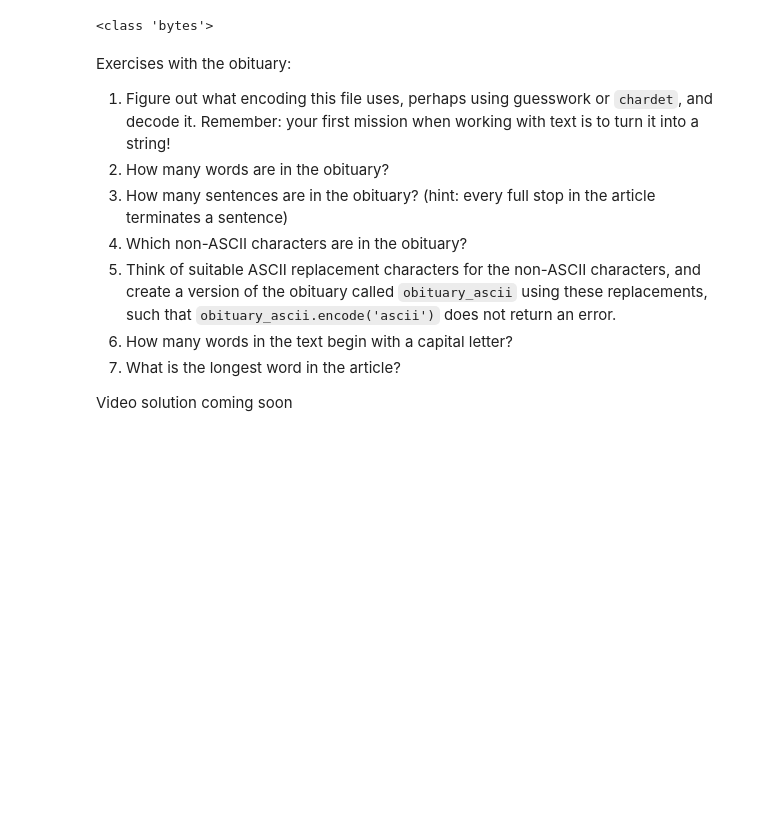
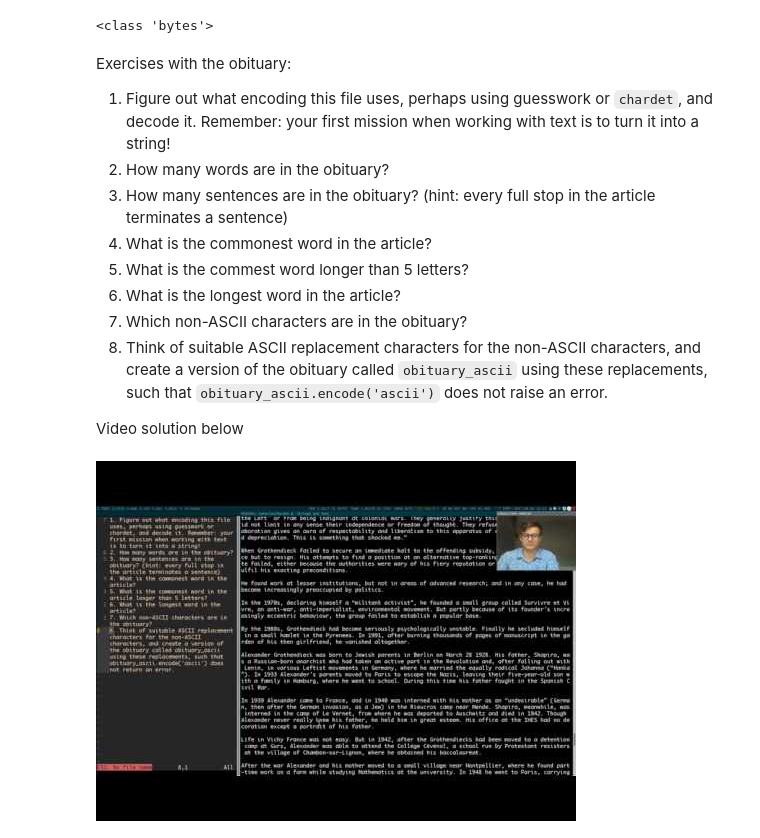
Before and after one commit to HiPyLiv/HiPyProject, a Jupyter notebook: PurePy 6. Strings and Text/6.0 Working with text.ipynb, the cells around one changed output. Saved outputs shown, nothing was run; the diff lists cells and outputs as text; code cells hidden in the pictures; blank space fills up the shorter version.

Commit message:
Finally added strings video

```diff
--- a/PurePy 6. Strings and Text/6.0 Working with text.ipynb
+++ b/PurePy 6. Strings and Text/6.0 Working with text.ipynb
@@ -426,9 +426,15 @@ Exercises with the obituary:
 1. Figure out what encoding this file uses, perhaps using guesswork or <code>chardet</code>, and decode it. Remember: your first mission when working with text is to turn it into a string!
 2. How many words are in the obituary?
 3. How many sentences are in the obituary? (hint: every full stop in the article terminates a sentence)
+7. What is the commonest word in the article?
+4. What is the commest word longer than 5 letters?
+8. What is the longest word in the article?
 4. Which non-ASCII characters are in the obituary?
-5. Think of suitable ASCII replacement characters for the non-ASCII characters, and create a version of the obituary called <code>obituary_ascii</code> using these replacements, such that <code>obituary_ascii.encode('ascii')</code> does not return an error.
-6. How many words in the text begin with a capital letter?
-7. What is the longest word in the article?
+5. Think of suitable ASCII replacement characters for the non-ASCII characters, and create a version of the obituary called <code>obituary_ascii</code> using these replacements, such that <code>obituary_ascii.encode('ascii')</code> does not raise an error.
 
-Video solution coming soon
+Video solution below
+# %%
+from IPython.display import YouTubeVideo
+YouTubeVideo("T8LzuaQH8GQ")
+# %% [output]
+[figure, added]
```
Also changed, not shown: 1 other file.
